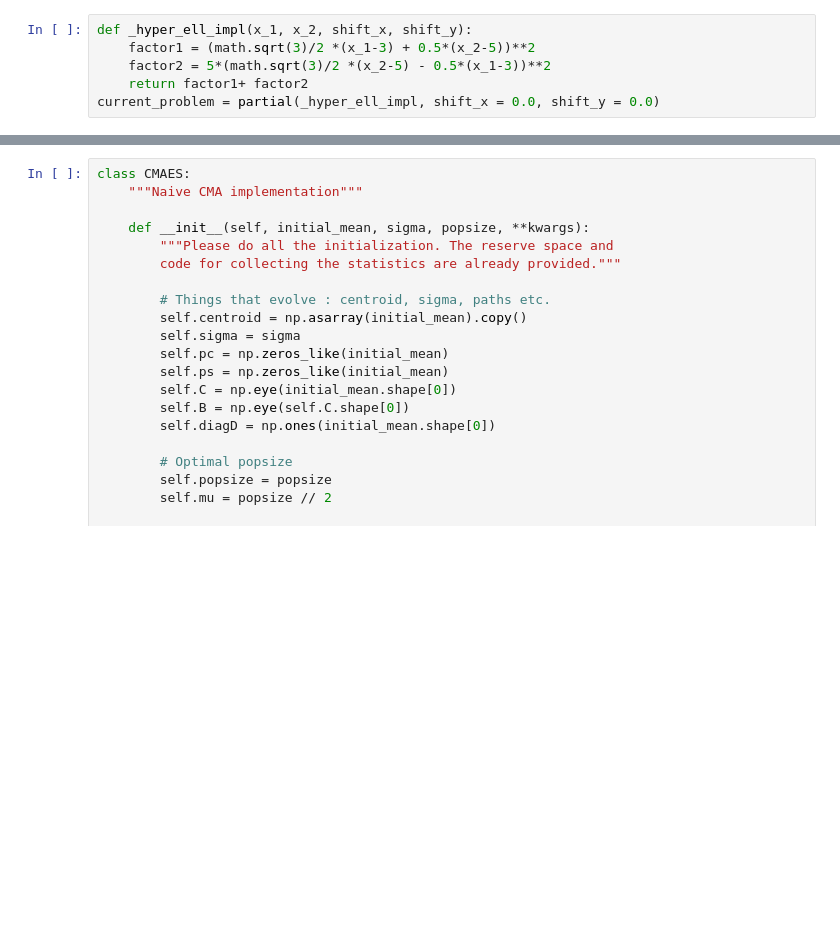
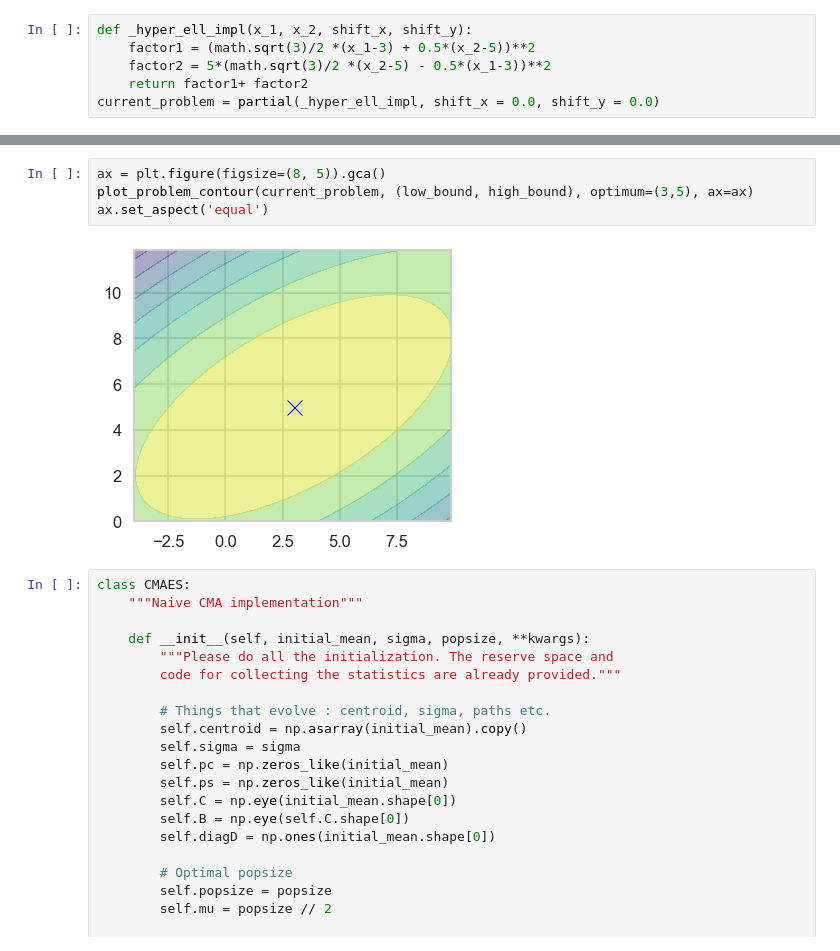
Before and after one commit to luketl2/ME-447-Project-1, a Jupyter notebook: code/Problem4/Problem4_CMA.ipynb, the cells around one changed output, grey strips where cells are left out. Cells and saved outputs as stored; diff of their text form; blank space fills up the shorter version.

```diff
--- a/code/Problem4/Problem4_CMA.ipynb
+++ b/code/Problem4/Problem4_CMA.ipynb
@@ -19,3 +22,9 @@ current_problem = partial(_hyper_ell_impl, shift_x = 0.0, shift_y = 0.0)
+# %%
+ax = plt.figure(figsize=(8, 5)).gca()
+plot_problem_contour(current_problem, (low_bound, high_bound), optimum=(3,5), ax=ax)
+ax.set_aspect('equal')
+# %% [output]
+[figure, added]
 # %%
 class CMAES:
     """Naive CMA implementation"""
```
Also changed, not shown: parts of 2 cells of this notebook.
